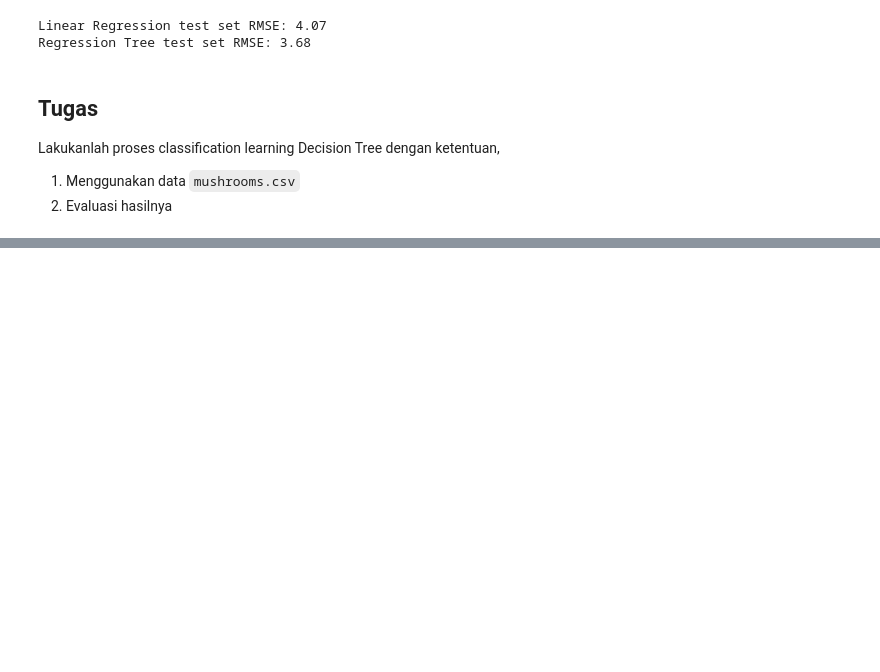
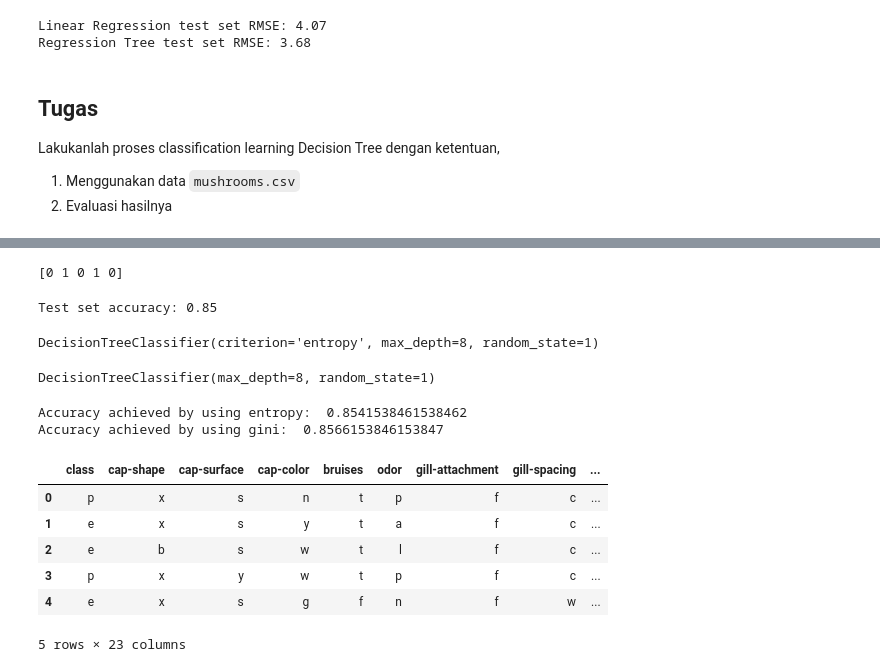
Before and after one commit to ayuariesta/Pertemuan6_Machine_Learning, a Jupyter notebook: js05_Decision_tree.ipynb, the cells around one changed output, grey strips where cells are left out. Drawn from its saved outputs; the diff is of its cells as text; code cells hidden in the pictures; blank space fills up the shorter version.

```diff
--- a/js05_Decision_tree.ipynb
+++ b/js05_Decision_tree.ipynb
@@ -291,0 +417,70 @@ Lakukanlah proses classification learning Decision Tree dengan ketentuan,
+# %%
+from sklearn.tree import DecisionTreeClassifier
+
+# Instantiate DecisionTreeClassifier 'mshr' dengan kedalaman maksimum 6
+msh = DecisionTreeClassifier(max_depth=6, random_state=1)
+
+# Sesuaikan mshr ke set training
+msh.fit(X_train, y_train)
+
+# Pmemprediksi label set test
+y_pred = msh.predict(X_test)
+print(y_pred[0:5])
+# %% [output]
+[0 1 0 1 0]
+# %%
+from sklearn.metrics import accuracy_score
+
+# Memprediksi test set labels
+y_pred = msh.predict(X_test)
+
+#  menghitung set accuracy
+acc = accuracy_score(y_test, y_pred)
+print("Test set accuracy: {:.2f}".format(acc))
+# %% [output]
+Test set accuracy: 0.85
+# %%
+from sklearn.tree import DecisionTreeClassifier
+
+# Instantiate dt_entropy, set 'entropy' sebagai kriteria informasi
+dt_entropy = DecisionTreeClassifier(max_depth=8, criterion='entropy', random_state=1)
+
+# Fit dt_entropy kedalam training set
+dt_entropy.fit(X_train, y_train)
+# %% [output]
+DecisionTreeClassifier(criterion='entropy', max_depth=8, random_state=1)
+# %%
+dt_gini = DecisionTreeClassifier(max_depth=8, criterion='gini', random_state=1)
+dt_gini.fit(X_train, y_train)
+# %% [output]
+DecisionTreeClassifier(max_depth=8, random_state=1)
+# %%
+from sklearn.metrics import accuracy_score
+
+# menggunakan dt_entropy untuk memprediksi test set labels
+y_pred = dt_entropy.predict(X_test)
+y_pred_gini = dt_gini.predict(X_test)
+
+# mengevaluasi accuracy_entropy
+accuracy_entropy = accuracy_score(y_test, y_pred)
+accuracy_gini = accuracy_score(y_test, y_pred_gini)
+
+# Print accuracy_entropy
+print("Accuracy achieved by using entropy: ", accuracy_entropy)
+
+# Print accuracy_gini
+print("Accuracy achieved by using gini: ", accuracy_gini)
+# %% [output]
+Accuracy achieved by using entropy:  0.8541538461538462
+Accuracy achieved by using gini:  0.8566153846153847
+# %%
+reg_tree = pd.read_csv('mushrooms.csv')
+reg_tree.head()
+# %% [output]
+|  | class | cap-shape | cap-surface | cap-color | bruises | odor | gill-attachment | gill-spacing | ... |
+| 0 | p | x | s | n | t | p | f | c | ... |
+| 1 | e | x | s | y | t | a | f | c | ... |
+| 2 | e | b | s | w | t | l | f | c | ... |
+| 3 | p | x | y | w | t | p | f | c | ... |
+| 4 | e | x | s | g | f | n | f | w | ... |
+5 rows × 23 columns
```
Also changed, not shown: parts of 12 cells of this notebook.
